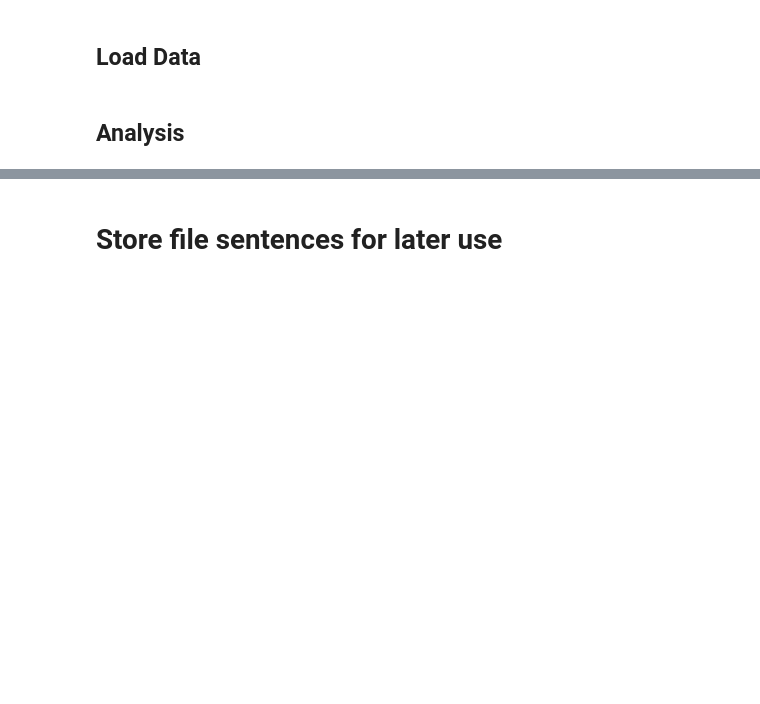
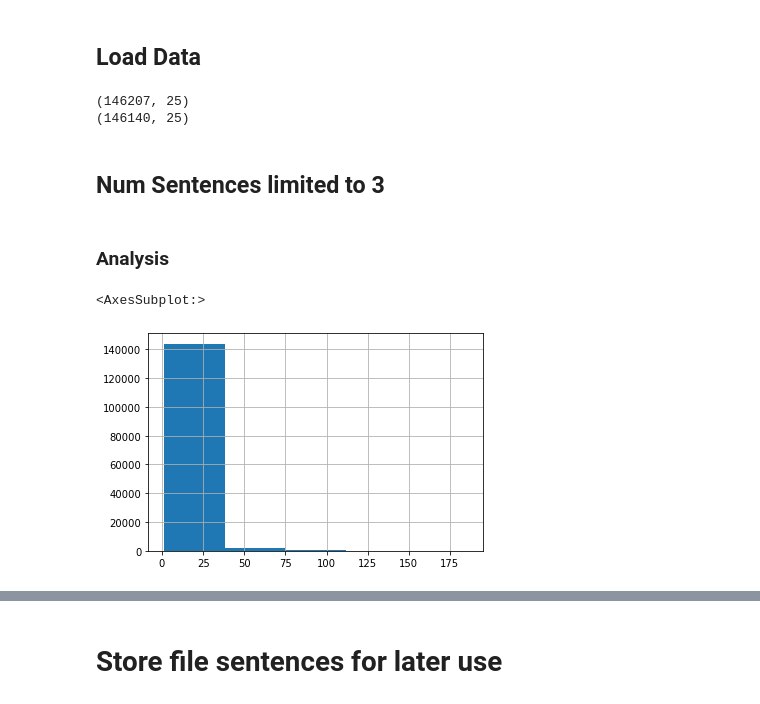
Before and after one commit to ronaldBuddys/supply-chain-extract, a Jupyter notebook: nlp/examples/sentence_post_processing.ipynb, the cells around one changed output, grey strips where cells are left out. Saved outputs shown, nothing was run; the diff lists cells and outputs as text; code cells hidden in the pictures; blank space fills up the shorter version.

```diff
--- a/nlp/examples/sentence_post_processing.ipynb
+++ b/nlp/examples/sentence_post_processing.ipynb
@@ -103,2 +111,34 @@ articles = {re.sub("\.json$", "", f["json_file"]): f
+# %%
+#Conver to DF and do simple processing
+
+df = pd.DataFrame(full_sents)
+
+#Create Label column for KB label
+label = np.ones(df.shape[0]).astype(int)
+label[df['relation']=="NA"] = 0
+df.loc[:,'KB_label'] = label
+
+#Some instances are empty??? Dropping them
+#df_data.loc[df_data['text'].apply(len)==0,:].values[1]
+print(df.shape)
+df.drop(df[df['text'].apply(len)==0].index, inplace = True)
+print(df.shape)
+
+#For now replace () with [] -> This should not be necessary later
+df.loc[:,"text_with_marker"] = [row[0].replace(row[1],'{'+row[1]+'}') for row in zip(df['text'],df['entity1'])]
+df.loc[:,"text_with_marker"] = [row[0].replace(row[1],'['+row[1]+']') for row in zip(df['text_with_marker'],df['entity2'])]
+
+# #Drop relation column
+# df_data.drop('relation',axis=1,inplace=True)
+# %% [output]
+(146207, 25)
+(146140, 25)
+# %% [markdown]
+## Num Sentences limited to 3
 # %% [markdown]
-## Analysis
+### Analysis
+# %%
+df['num_sentence'].hist(bins=5)
+# %% [output]
+<AxesSubplot:>
+[figure, added]
```
Also changed, not shown: parts of 43 cells of this notebook.
